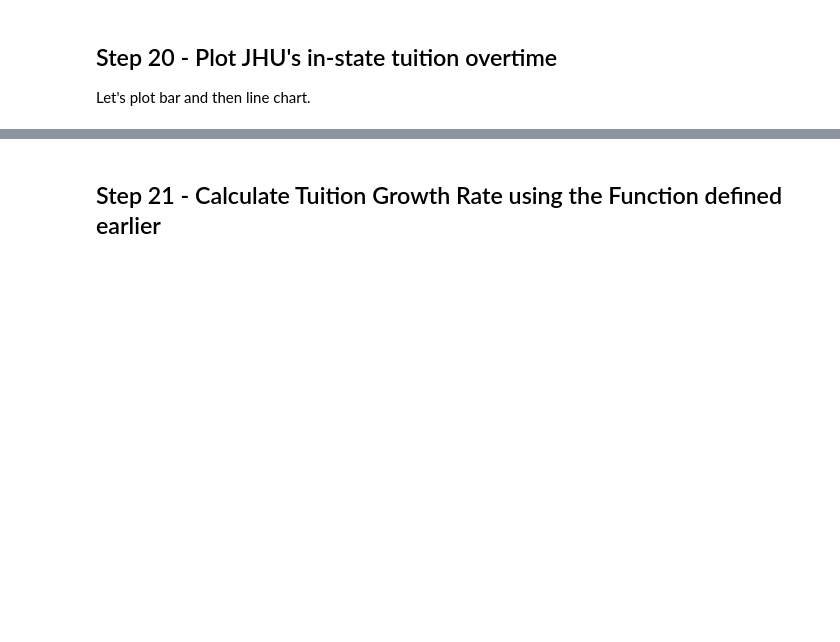
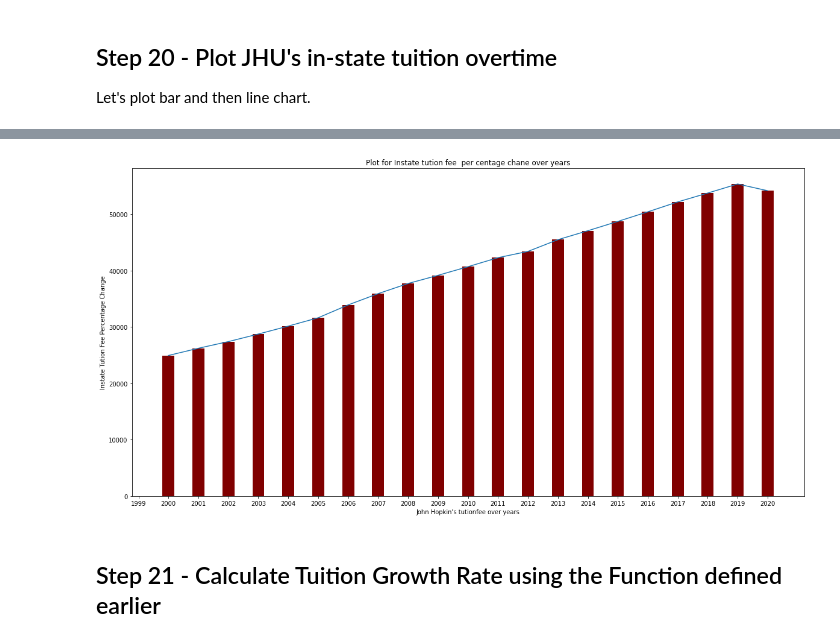
Before and after one commit to GunduSriBhanu/data690_fall2022, a Jupyter notebook: assignment_06/assignment_06.ipynb, the cells around one changed output, grey strips where cells are left out. Cells and saved outputs as stored; diff of their text form; code cells hidden in the pictures; blank space fills up the shorter version.

```diff
--- a/assignment_06/assignment_06.ipynb
+++ b/assignment_06/assignment_06.ipynb
@@ -517,6 +517,19 @@ Please replace it with one of the following more specific types
   - plotly.graph_objs.layout.shape.Line
   - etc.
 [interactive output not drawn]
+# %%
+fig = plt.figure(figsize = (20, 10))
+
+# creating the bar plot
+plt.bar(df_JHU["YEAR"], df_JHU["TUITIONFEE_IN"], color ='maroon',
+        width = 0.4)
+plt.plot(df_JHU["YEAR"], df_JHU["TUITIONFEE_IN"])
+plt.xlabel("John Hopkin's tutionfee over years")
+plt.ylabel("Instate Tution Fee Percentage Change")
+plt.title("Plot for Instate tution fee  per centage chane over years")
+plt.show()
+# %% [output]
+[figure, added]
 # %% [markdown]
 ## Step 21 - Calculate Tuition Growth Rate using the Function defined earlier
 # %%
```
Also changed, not shown: parts of 9 cells of this notebook.
